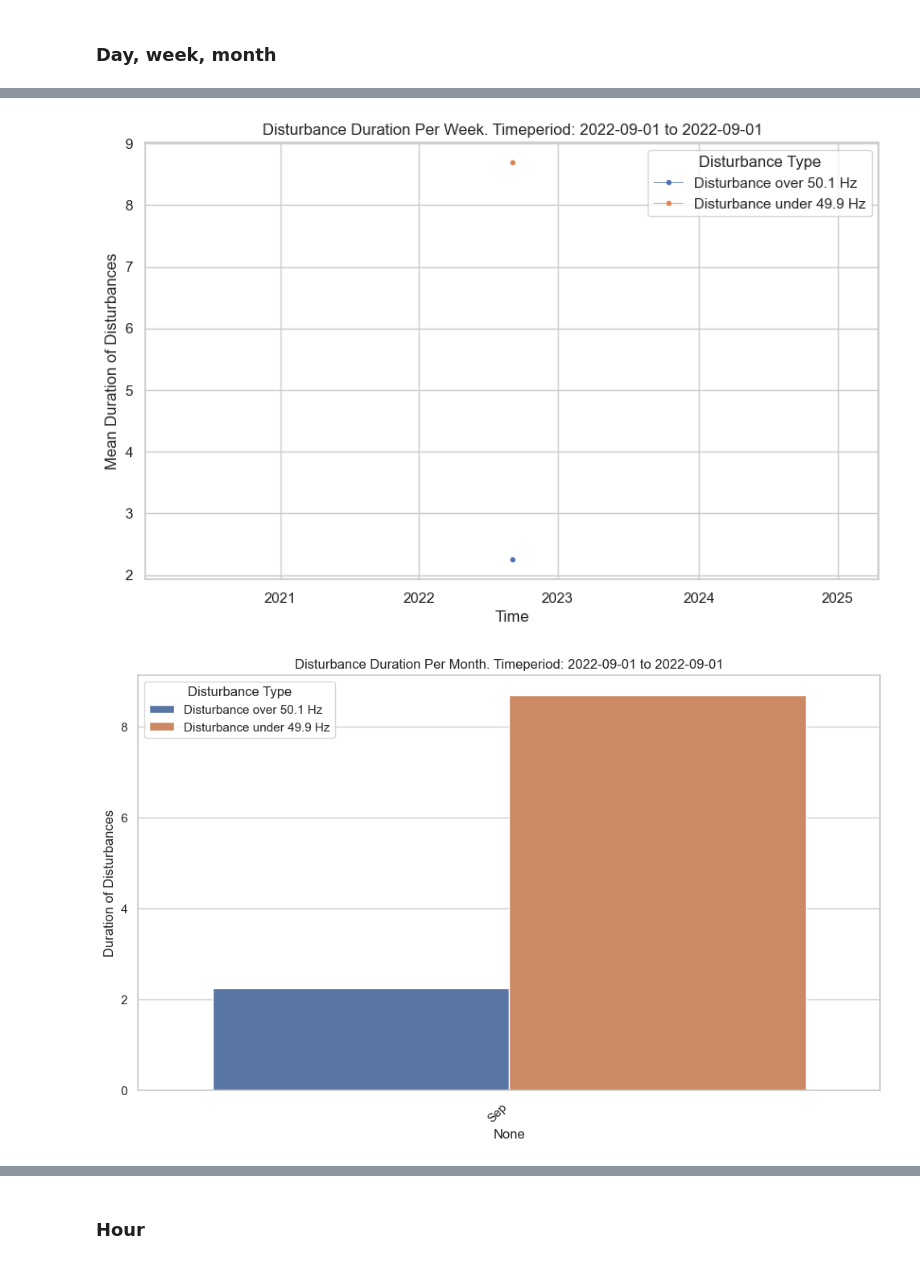
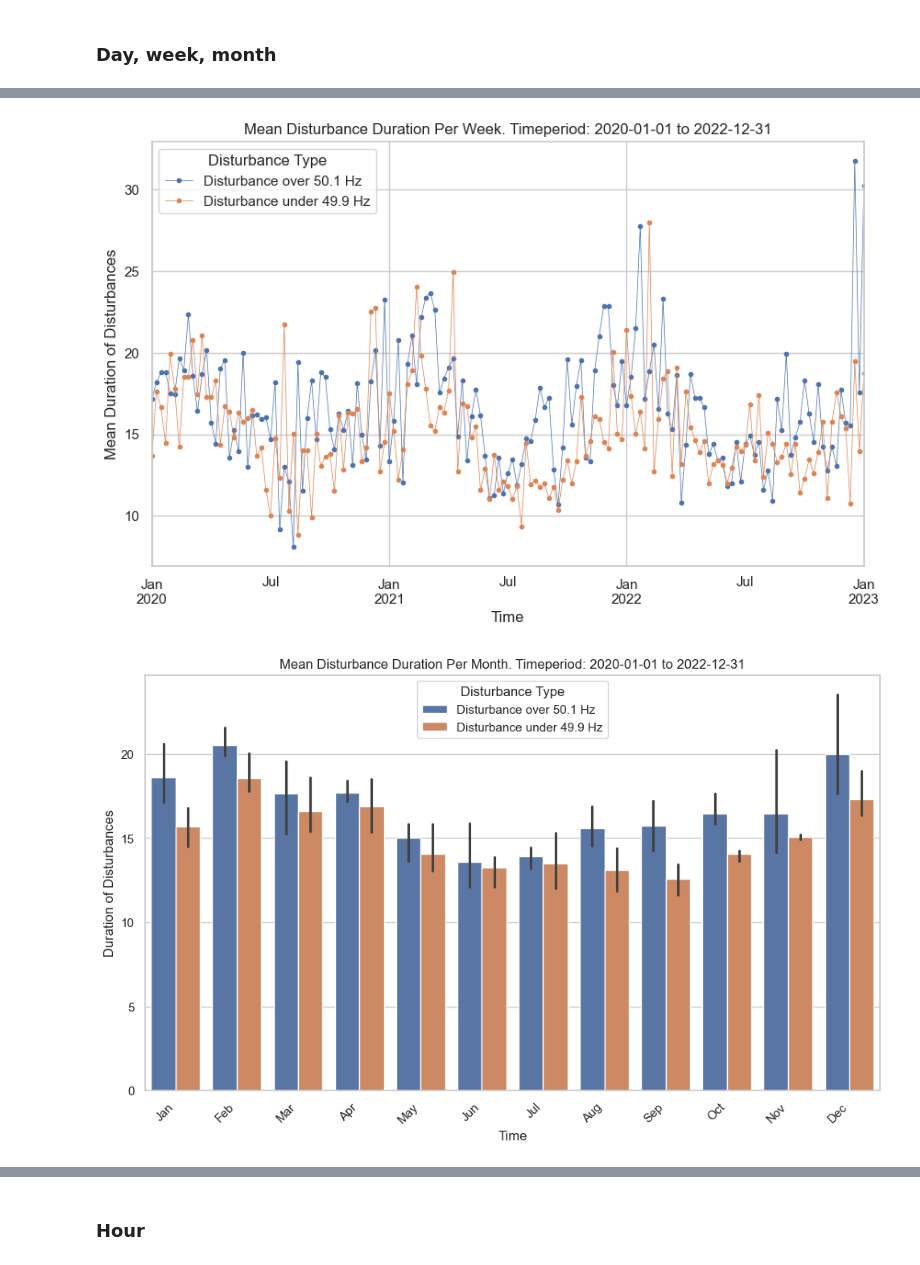
Before and after one commit to HermanCoding/frequency_deviation, a Jupyter notebook: visualize_data.ipynb, the cells around one changed output, grey strips where cells are left out. Saved outputs shown, nothing was run; the diff lists cells and outputs as text; code cells hidden in the pictures.

```diff
--- a/visualize_data.ipynb
+++ b/visualize_data.ipynb
@@ -17,8 +16,8 @@ pd.options.display.float_format = '{:.1f}'.format # Tar bort vetenskaplig notati
 ## Load data from file
 # %%
 # Folder for binary df
-folder_name = 'test'
-file_name = 'mock-day.feather'
+folder_name = 'temp_df'
+file_name = 'df.feather'
 file_path = os.path.join(folder_name, file_name)
 
 if not os.path.exists(file_path):
@@ -241,12 +244,12 @@ disturbance_down_count_month = df['count_disturbances_down'].resample('M').sum()
 disturbance_down_count_yearly = df['count_disturbances_down'].resample('Y').sum()
 
 # Duration
-disturbance_up_duration_day = df['deviation_up_duration'].resample('D').mean()
-disturbance_up_duration_week = df['deviation_up_duration'].resample('W').mean()
-disturbance_up_duration_month = df['deviation_up_duration'].resample('M').mean()
-disturbance_up_duration_hour = df.groupby('hour')['deviation_up_duration'].mean()
+disturbance_up_duration_day = df['max_duration_up_value'].resample('D').mean()
+disturbance_up_duration_week = df['max_duration_up_value'].resample('W').mean()
+disturbance_up_duration_month = df['max_duration_up_value'].resample('M').mean()
+disturbance_up_duration_hour = df.groupby('hour')['max_duration_up_value'].mean()
 
-disturbance_down_duration_day = df['deviation_down_duration'].resample('D').mean()
-disturbance_down_duration_week = df['deviation_down_duration'].resample('W').mean()
-disturbance_down_duration_month = df['deviation_down_duration'].resample('M').mean()
-disturbance_down_duration_hour = df.groupby('hour')['deviation_down_duration'].mean()
+disturbance_down_duration_day = df['max_duration_down_value'].resample('D').mean()
+disturbance_down_duration_week = df['max_duration_down_value'].resample('W').mean()
+disturbance_down_duration_month = df['max_duration_down_value'].resample('M').mean()
+disturbance_down_duration_hour = df.groupby('hour')['max_duration_down_value'].mean()
@@ -474,47 +451,47 @@ fig, axes = plt.subplots(figsize=(10, 6))
 disturbance_up_duration_week.plot(label=f'Disturbance over {disturbance_value_up} Hz', marker='.', linestyle='-', linewidth=0.5)
 disturbance_down_duration_week.plot(label=f'Disturbance under {disturbance_value_down} Hz', marker='.', linestyle='-', linewidth=0.5)
 
-plt.title(f'Disturbance Duration Per Week. Timeperiod: {date_from} to {date_to}')
+plt.title(f'Mean Disturbance Duration Per Week. Timeperiod: {date_from} to {date_to}')
 plt.xlabel('Time')
 plt.ylabel('Mean Duration of Disturbances')
 plt.legend(title='Disturbance Type')
 plt.show()
 # %% [output]
-[figure, old version]
+[figure, new version]
 # %%
 fig, axes = plt.subplots(figsize=(10, 6))
 
 Months = {1: 'Jan',
           2: 'Feb',
           3: 'Mar',
           4: 'Apr',
           5: 'May',
           6: 'Jun',
           7: 'Jul',
           8: 'Aug',
           9: 'Sep',
           10: 'Oct',
           11: 'Nov',
           12: 'Dec'}
 
 disturbance_duration_month = pd.DataFrame({
     f'Disturbance over {disturbance_value_up} Hz': disturbance_up_duration_month,
     f'Disturbance under {disturbance_value_down} Hz': disturbance_down_duration_month
 })
 
 disturbance_duration_month.index = disturbance_duration_month.index.month
 disturbance_duration_month.index = disturbance_duration_month.index.map(Months)
 
 disturbance_duration_month_melt = disturbance_duration_month.melt(var_name='Disturbance Type', value_name='Disturbance Duration', ignore_index=False)
 sns.barplot(x=disturbance_duration_month_melt.index, y=disturbance_duration_month_melt['Disturbance Duration'], data=disturbance_duration_month_melt, hue='Disturbance Type')
 
 plt.tight_layout()
 
-plt.title(f'Disturbance Duration Per Month. Timeperiod: {date_from} to {date_to}')
+plt.title(f'Mean Disturbance Duration Per Month. Timeperiod: {date_from} to {date_to}')
 plt.xticks(rotation=45, ha='right')
 plt.ylabel('Duration of Disturbances')
 plt.show()
 # %% [output]
-[figure, old version]
+[figure, new version]
 # %%
 fig, axes = plt.subplots(nrows=3, figsize=(10, 12), sharex=True)
```
Also changed, not shown: parts of 24 cells of this notebook, 1 other file.
